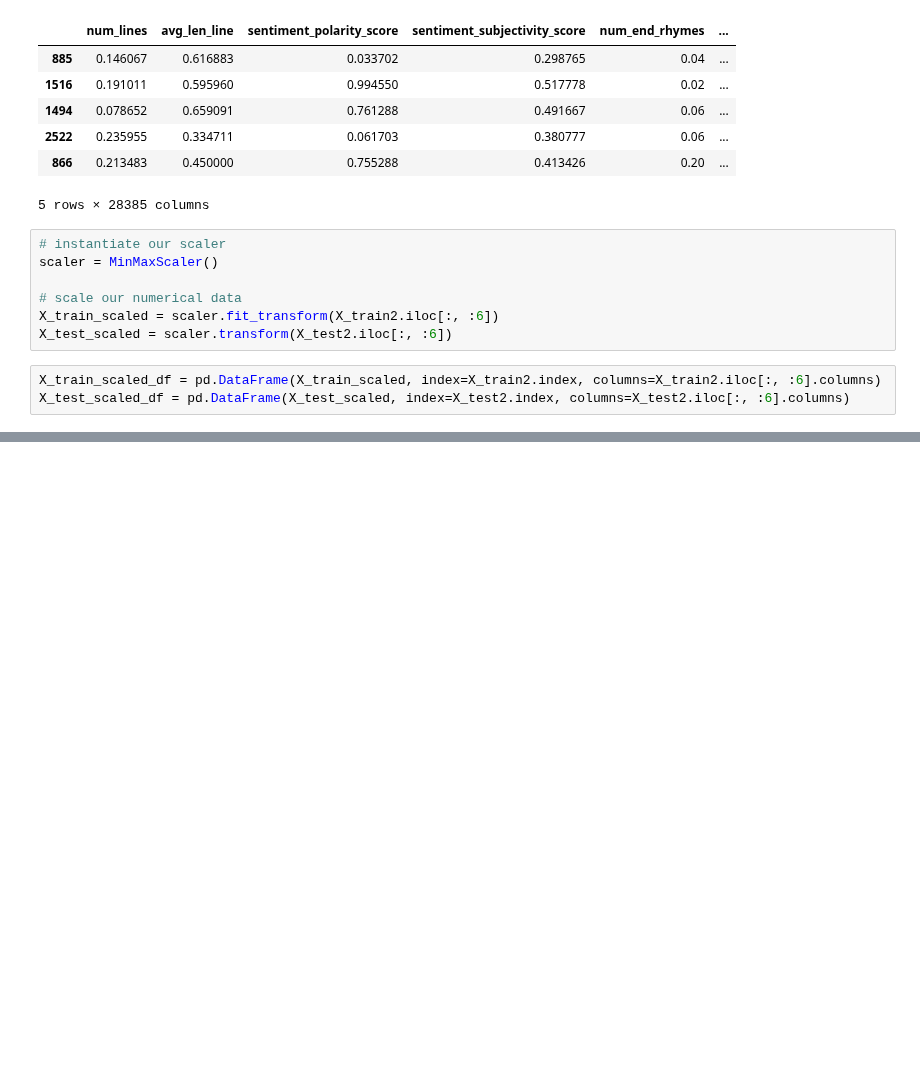
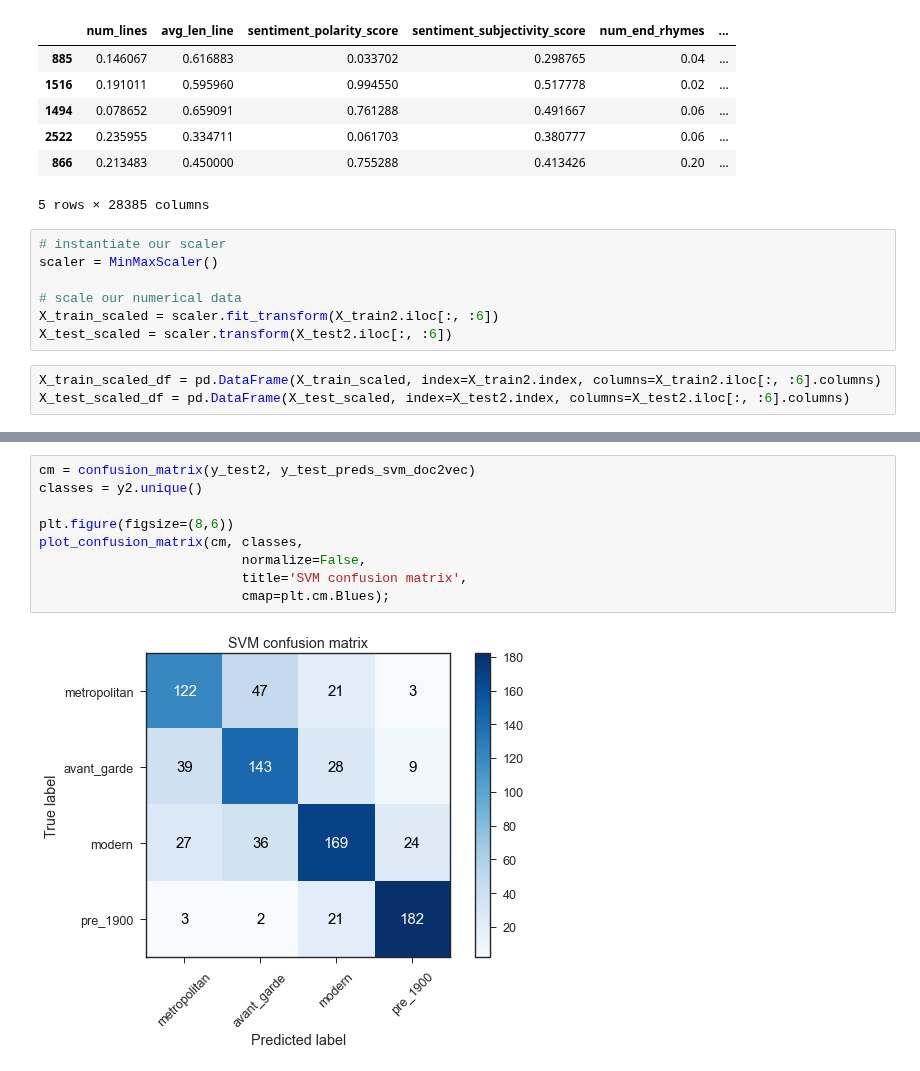
Before and after one commit to p-szymo/poetry_genre_classifier, a Jupyter notebook: 03_modeling_notebook-Copy1.ipynb, the cells around one changed output, grey strips where cells are left out. Saved outputs shown, nothing was run; the diff lists cells and outputs as text; blank space fills up the shorter version.

```diff
--- a/03_modeling_notebook-Copy1.ipynb
+++ b/03_modeling_notebook-Copy1.ipynb
@@ -1051,3 +1051,14 @@ plot_confusion_matrix(cm, classes,
+# %%
+cm = confusion_matrix(y_test2, y_test_preds_svm_doc2vec)
+classes = y2.unique()
+
+plt.figure(figsize=(8,6))
+plot_confusion_matrix(cm, classes,
+                          normalize=False,
+                          title='SVM confusion matrix',
+                          cmap=plt.cm.Blues);
+# %% [output]
+[figure, added]
 # %%
 # prettify graph
 plt.figure(figsize=(5,8))
```
Also changed, not shown: parts of 12 cells of this notebook, 3 other files.
